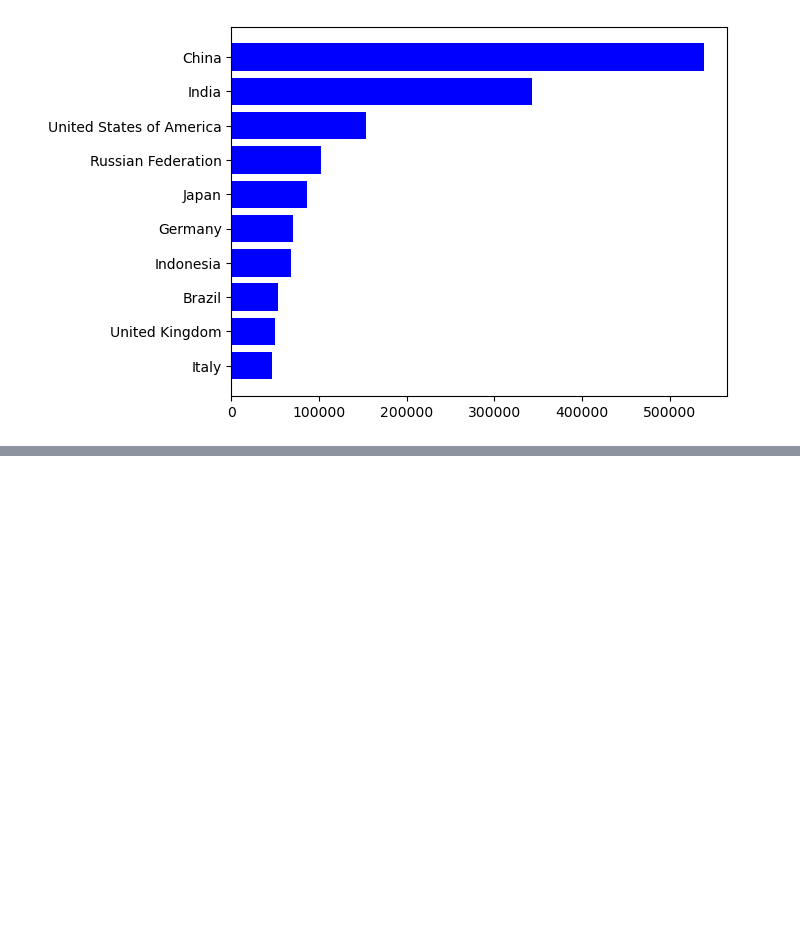
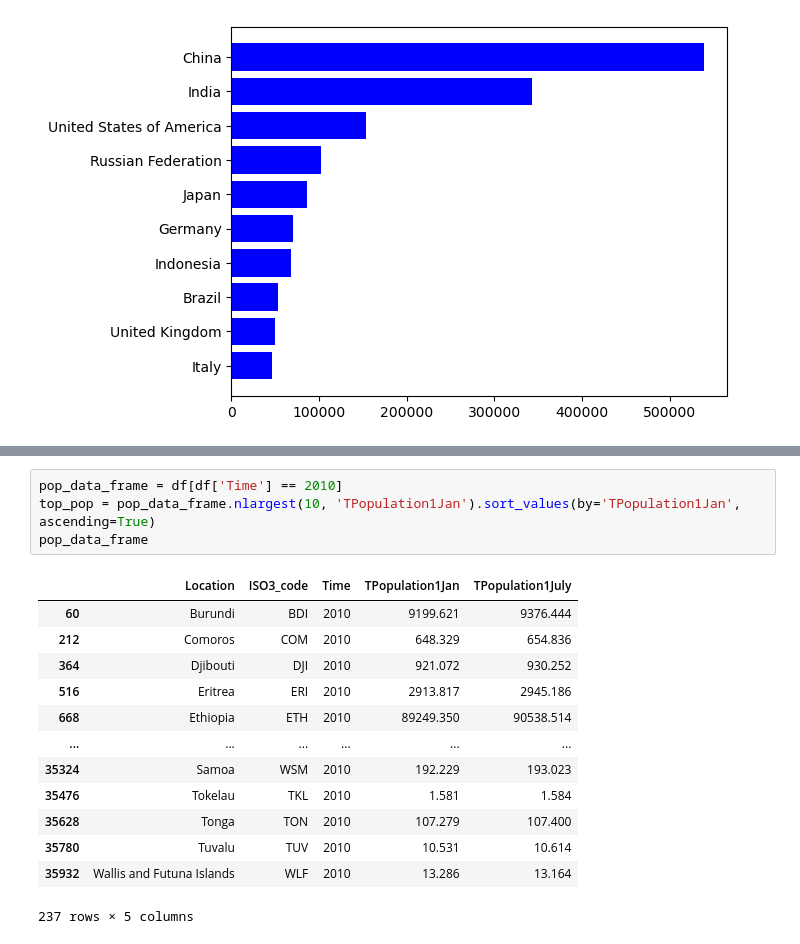
Before and after one commit to ipktpz/animate-plot, a Jupyter notebook: animate_plot.ipynb, the cells around one changed output, grey strips where cells are left out. Cells and saved outputs as stored; diff of their text form; blank space fills up the shorter version.

```diff
--- a/animate_plot.ipynb
+++ b/animate_plot.ipynb
@@ -59,0 +95,18 @@ plt.barh(top_pop_1950['Location'], top_pop_1950['TPopulation1Jan'], color='blue'
+# %%
+pop_data_frame = df[df['Time'] == 2010]
+top_pop = pop_data_frame.nlargest(10, 'TPopulation1Jan').sort_values(by='TPopulation1Jan', ascending=True)
+pop_data_frame
+# %% [output]
+|  | Location | ISO3_code | Time | TPopulation1Jan | TPopulation1July |
+| 60 | Burundi | BDI | 2010 | 9199.621 | 9376.444 |
+| 212 | Comoros | COM | 2010 | 648.329 | 654.836 |
+| 364 | Djibouti | DJI | 2010 | 921.072 | 930.252 |
+| 516 | Eritrea | ERI | 2010 | 2913.817 | 2945.186 |
+| 668 | Ethiopia | ETH | 2010 | 89249.350 | 90538.514 |
+| ... | ... | ... | ... | ... | ... |
+| 35324 | Samoa | WSM | 2010 | 192.229 | 193.023 |
+| 35476 | Tokelau | TKL | 2010 | 1.581 | 1.584 |
+| 35628 | Tonga | TON | 2010 | 107.279 | 107.400 |
+| 35780 | Tuvalu | TUV | 2010 | 10.531 | 10.614 |
+| 35932 | Wallis and Futuna Islands | WLF | 2010 | 13.286 | 13.164 |
+237 rows × 5 columns
```
Also changed, not shown: parts of 5 cells of this notebook.
